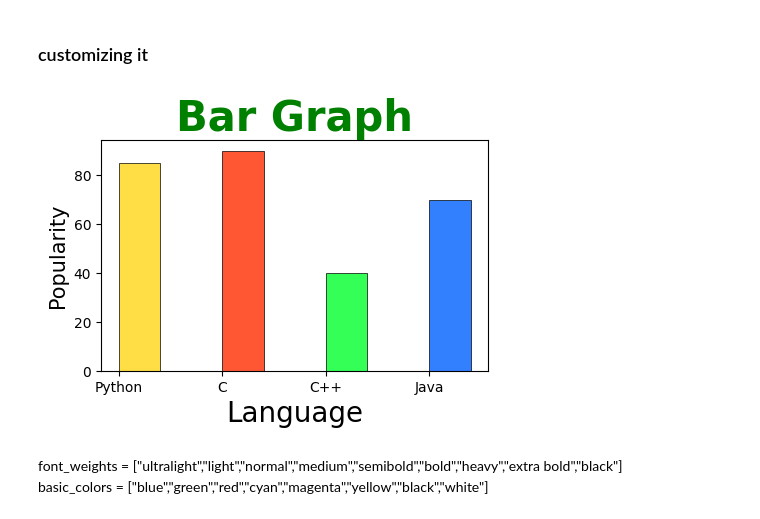
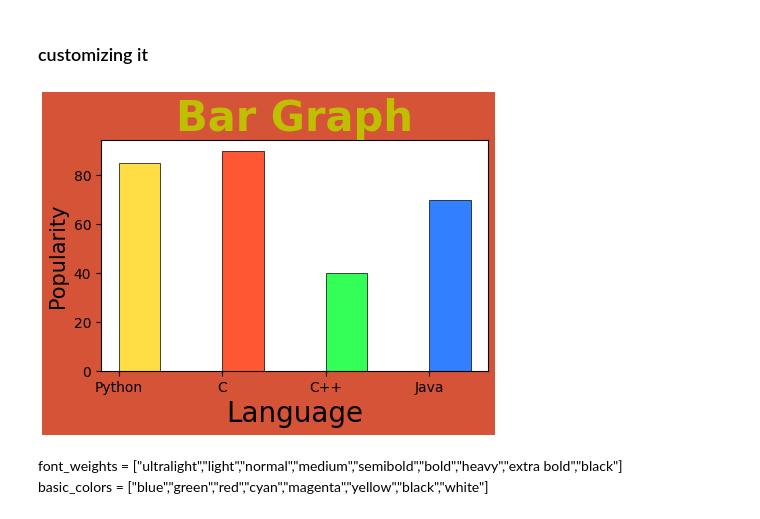
Before and after one commit to ArunNegi112/Complete-Python-Course, a Jupyter notebook: Data analysis/Data_wiz/Bar_plot.ipynb, the cells around one changed output. Cells and saved outputs as stored; diff of their text form; code cells hidden in the pictures.

Commit message:
Layout (figure) customization

```diff
--- a/Data analysis/Data_wiz/Bar_plot.ipynb
+++ b/Data analysis/Data_wiz/Bar_plot.ipynb
@@ -22,33 +22,35 @@ plt.show()
 # %% [markdown]
 ### customizing it
 # %%
-plt.figure(figsize=(5,3))
+# customizing the layout
+plt.figure(figsize=(5,3),facecolor='#d55337',edgecolor='white',linewidth=5)
 
 Language = ['Python', 'C', 'C++', 'Java']
 popularity = [85,90,40,70]
 
 plt.xlabel("Language",fontsize=20,)
 plt.ylabel("Popularity",fontsize=15)
-plt.title("Bar Graph",fontsize=30,fontweight='bold',color='g')
+plt.title("Bar Graph",fontsize=30,fontweight='bold',color='y')
 
 # Setting colors
 c = ["#FFDD44", "#FF5733", "#33FF57", "#3380FF"]   # used hex color codes
 
 plt.bar(
     x=Language,           # x axis data
     height=popularity,    # y axis data
     width=0.4,            # default = 0.8
     align='edge',         # align = ['center', 'edge']
     color=c,              # set colors
     linestyle='-',        # (border)linestyles = ["-", "--", ":", "-."]  # Solid, Dashed, Dotted, Dash-dot
     edgecolor='k',        # border color (k=Black)
-    linewidth = 0.5       # border width
+    linewidth = 0.5,      # border width
+    alpha = 1           # Adjust Transparancy, 1=bold colors
 )
 
 
 plt.show()
 # %% [output]
-[figure, old version]
+[figure, new version]
 # %% [markdown]
 font_weights = ["ultralight","light","normal","medium","semibold","bold","heavy","extra bold","black"]
 basic_colors = ["blue","green","red","cyan","magenta","yellow","black","white"]
```
Also changed, not shown: 1 other file.
